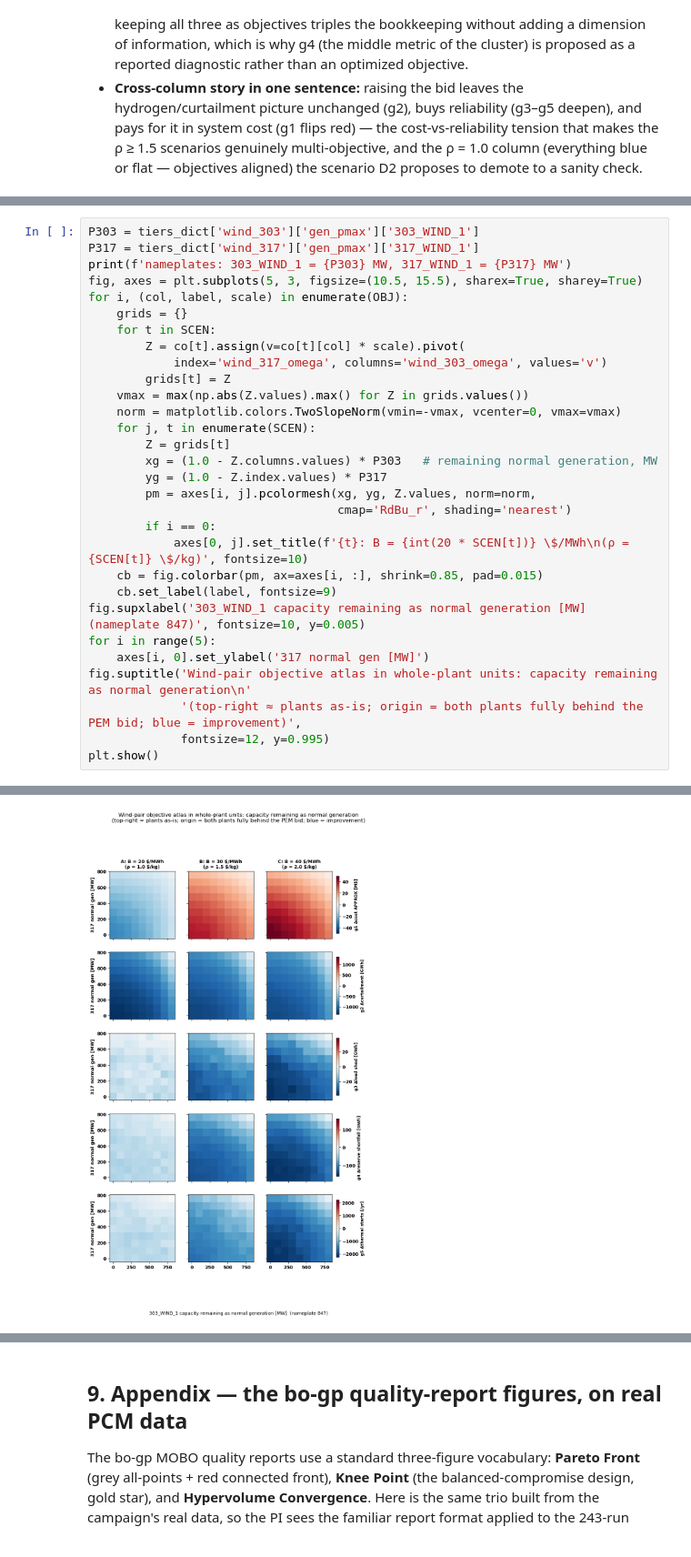
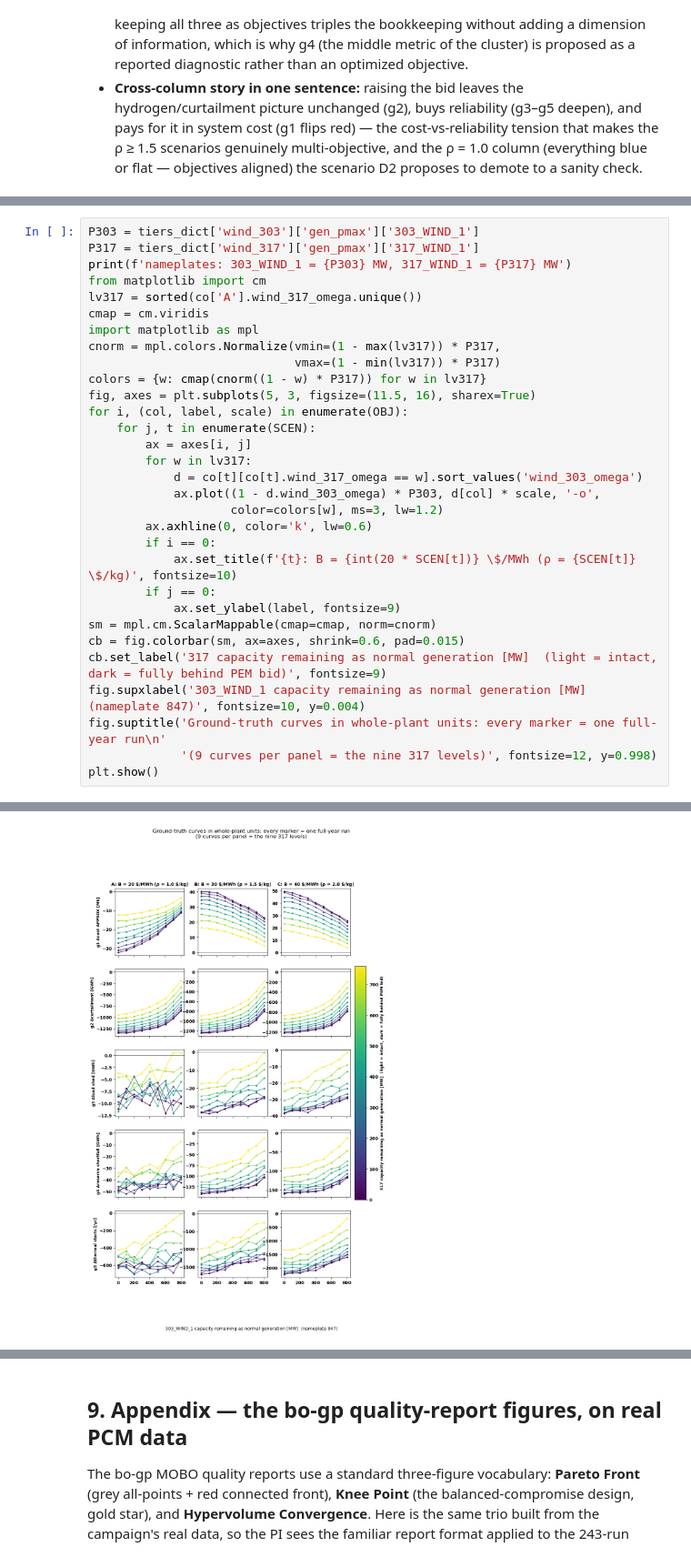
Before and after one commit to ylu283/RTS-GMLC, a Jupyter notebook: trial_0826/campaign/analysis/pi_0911/pi_0911.ipynb, the cells around one changed output, grey strips where cells are left out. Shown at 91% size. Cells and saved outputs as stored; diff of their text form.

Commit message:
pi_0911: 8b as ground-truth curves (whole-plant axes, 9 curves per panel), no heatmap

```diff
--- a/trial_0826/campaign/analysis/pi_0911/pi_0911.ipynb
+++ b/trial_0826/campaign/analysis/pi_0911/pi_0911.ipynb
@@ -716,34 +717,35 @@ corner — improvements now deepen toward the origin.
 # %%
 P303 = tiers_dict['wind_303']['gen_pmax']['303_WIND_1']
 P317 = tiers_dict['wind_317']['gen_pmax']['317_WIND_1']
 print(f'nameplates: 303_WIND_1 = {P303} MW, 317_WIND_1 = {P317} MW')
-fig, axes = plt.subplots(5, 3, figsize=(10.5, 15.5), sharex=True, sharey=True)
+from matplotlib import cm
+lv317 = sorted(co['A'].wind_317_omega.unique())
+cmap = cm.viridis
+import matplotlib as mpl
+cnorm = mpl.colors.Normalize(vmin=(1 - max(lv317)) * P317,
+                             vmax=(1 - min(lv317)) * P317)
+colors = {w: cmap(cnorm((1 - w) * P317)) for w in lv317}
+fig, axes = plt.subplots(5, 3, figsize=(11.5, 16), sharex=True)
 for i, (col, label, scale) in enumerate(OBJ):
-    grids = {}
-    for t in SCEN:
-        Z = co[t].assign(v=co[t][col] * scale).pivot(
-            index='wind_317_omega', columns='wind_303_omega', values='v')
-        grids[t] = Z
-    vmax = max(np.abs(Z.values).max() for Z in grids.values())
-    norm = matplotlib.colors.TwoSlopeNorm(vmin=-vmax, vcenter=0, vmax=vmax)
     for j, t in enumerate(SCEN):
-        Z = grids[t]
-        xg = (1.0 - Z.columns.values) * P303   # remaining normal generation, MW
-        yg = (1.0 - Z.index.values) * P317
-        pm = axes[i, j].pcolormesh(xg, yg, Z.values, norm=norm,
-                                   cmap='RdBu_r', shading='nearest')
+        ax = axes[i, j]
+        for w in lv317:
+            d = co[t][co[t].wind_317_omega == w].sort_values('wind_303_omega')
+            ax.plot((1 - d.wind_303_omega) * P303, d[col] * scale, '-o',
+                    color=colors[w], ms=3, lw=1.2)
+        ax.axhline(0, color='k', lw=0.6)
         if i == 0:
-            axes[0, j].set_title(f'{t}: B = {int(20 * SCEN[t])} \$/MWh\n(ρ = {SCEN[t]} \$/kg)', fontsize=10)
-    cb = fig.colorbar(pm, ax=axes[i, :], shrink=0.85, pad=0.015)
-    cb.set_label(label, fontsize=9)
-fig.supxlabel('303_WIND_1 capacity remaining as normal generation [MW]  (nameplate 847)', fontsize=10, y=0.005)
-for i in range(5):
-    axes[i, 0].set_ylabel('317 normal gen [MW]')
-fig.suptitle('Wind-pair objective atlas in whole-plant units: capacity remaining as normal generation\n'
-             '(top-right ≈ plants as-is; origin = both plants fully behind the PEM bid; blue = improvement)',
-             fontsize=12, y=0.995)
+            ax.set_title(f'{t}: B = {int(20 * SCEN[t])} \$/MWh (ρ = {SCEN[t]} \$/kg)', fontsize=10)
+        if j == 0:
+            ax.set_ylabel(label, fontsize=9)
+sm = mpl.cm.ScalarMappable(cmap=cmap, norm=cnorm)
+cb = fig.colorbar(sm, ax=axes, shrink=0.6, pad=0.015)
+cb.set_label('317 capacity remaining as normal generation [MW]  (light = intact, dark = fully behind PEM bid)', fontsize=9)
+fig.supxlabel('303_WIND_1 capacity remaining as normal generation [MW]  (nameplate 847)', fontsize=10, y=0.004)
+fig.suptitle('Ground-truth curves in whole-plant units: every marker = one full-year run\n'
+             '(9 curves per panel = the nine 317 levels)', fontsize=12, y=0.998)
 plt.show()
 # %% [output]
 nameplates: 303_WIND_1 = 847.0 MW, 317_WIND_1 = 799.1 MW
-[figure, old version]
+[figure, new version]
 # %% [markdown]
```
Also changed, not shown: parts of 2 cells of this notebook, 2 other files.
